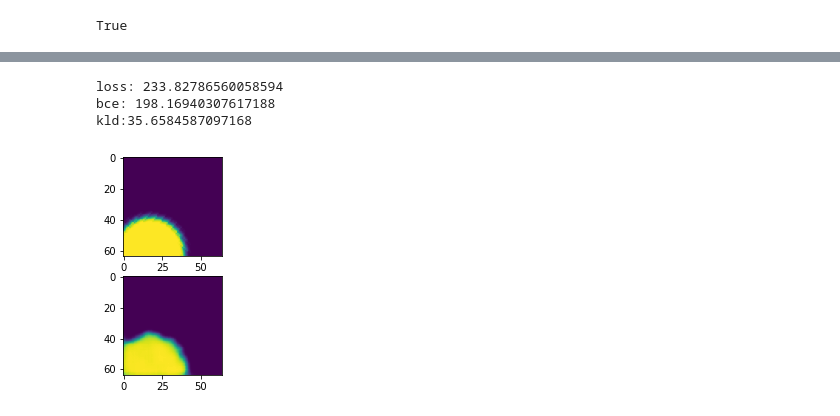
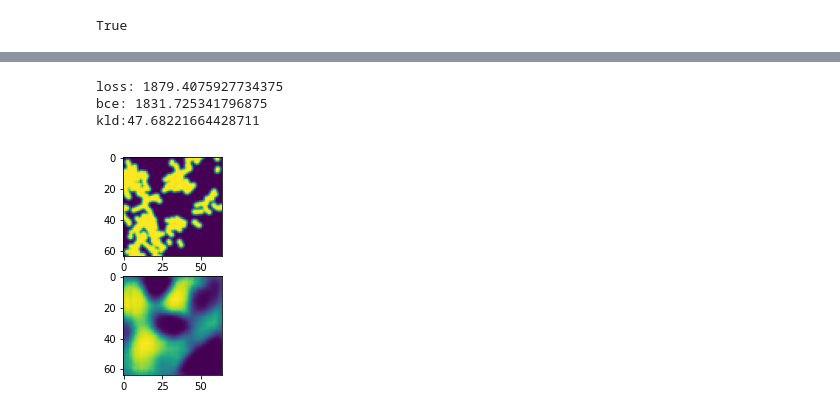
Before and after one commit to lshoek/creative-evo-controller, a Jupyter notebook: trainer.ipynb, the cells around one changed output, grey strips where cells are left out. Cells and saved outputs as stored; diff of their text form; code cells hidden in the pictures.

```diff
--- a/trainer.ipynb
+++ b/trainer.ipynb
@@ -165,7 +165,7 @@ Finished!
 # Inference
 with open('config/creature.json') as f:
     config = json.load(f)
-    model_path = 'saved_models/vae/intermediate/conv_vae_obs_epoch199.pth'
+    model_path = 'saved_models/vae/intermediate/conv_vae_obs_epoch196.pth'
     latent_size = config.get('vae.latent.size')
 
 model = VAE(latent_size)
@@ -176,35 +176,35 @@ model.eval()
 transform = transforms.Compose([
     transforms.Grayscale(),
     transforms.RandomAffine(
         degrees=(-180.0, 180.0),
         translate=(0.5, 0.5),
         scale=(1.0, 4.0)),
     transforms.Resize((64, 64)),
     transforms.ToTensor()
 ])
 
 from PIL import Image
-im_orig = Image.open('data/validate/test6.png')
+im_orig = Image.open('data/validate/test7.png')
 
 im = transform(im_orig)
 im = im.reshape((1,1,64,64)).cuda()
 
 im_recon, mu, logsigma = model.cuda().forward(im)
 loss, bce, kld = loss_function(im_recon, im, mu, logsigma)
 print(f'loss: {loss}\nbce: {bce}\nkld:{kld}')
 
 plot_im_out = np.reshape(im_recon.cpu().detach().numpy(), (64, 64))
 plot_im = np.reshape(im.cpu().detach().numpy(), (64, 64))
 
 fig, ax = plt.subplots(2, 1)
 plt.subplot(211)
 
 plt.imshow(plot_im)
 plt.subplot(212)
 plt.imshow(plot_im_out)
 plt.savefig(f'data/validate/out/{time.time()}.png')
 # %% [output]
-loss: 233.82786560058594
-bce: 198.16940307617188
-kld:35.6584587097168
+loss: 1879.4075927734375
+bce: 1831.725341796875
+kld:47.68221664428711
-[figure, old version]
+[figure, new version]
```
Also changed, not shown: parts of 1 cell of this notebook, 12 other files.
